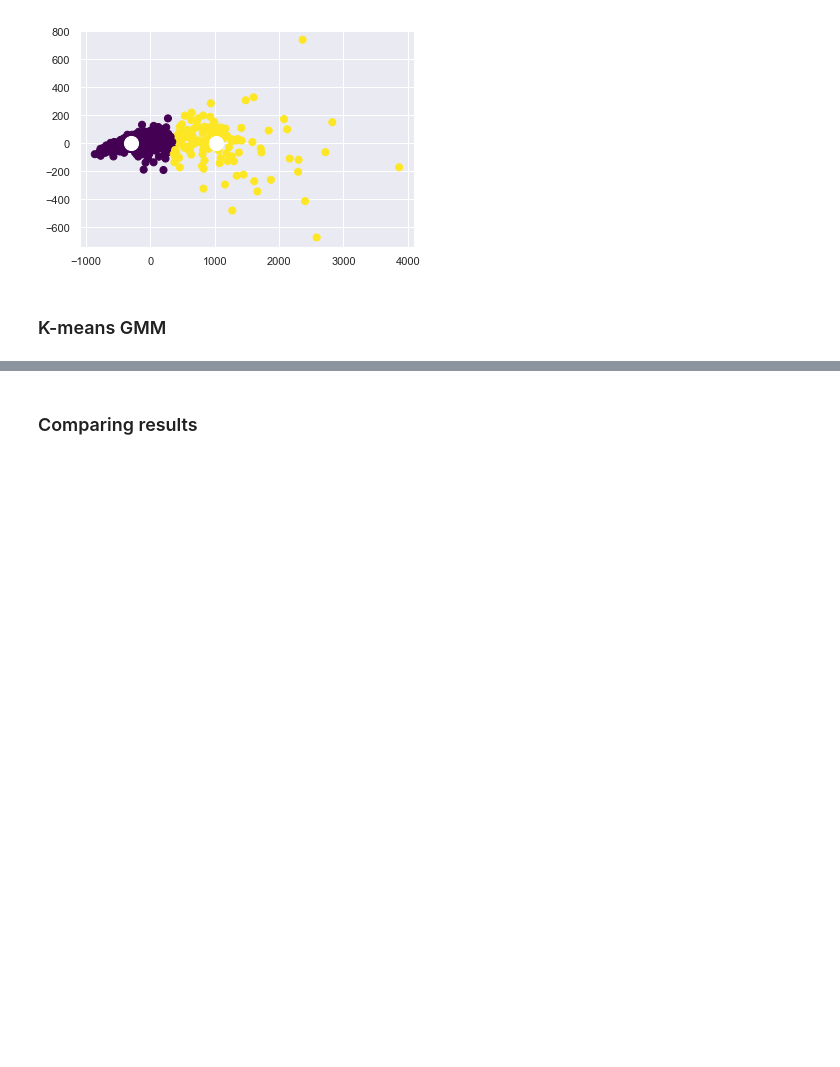
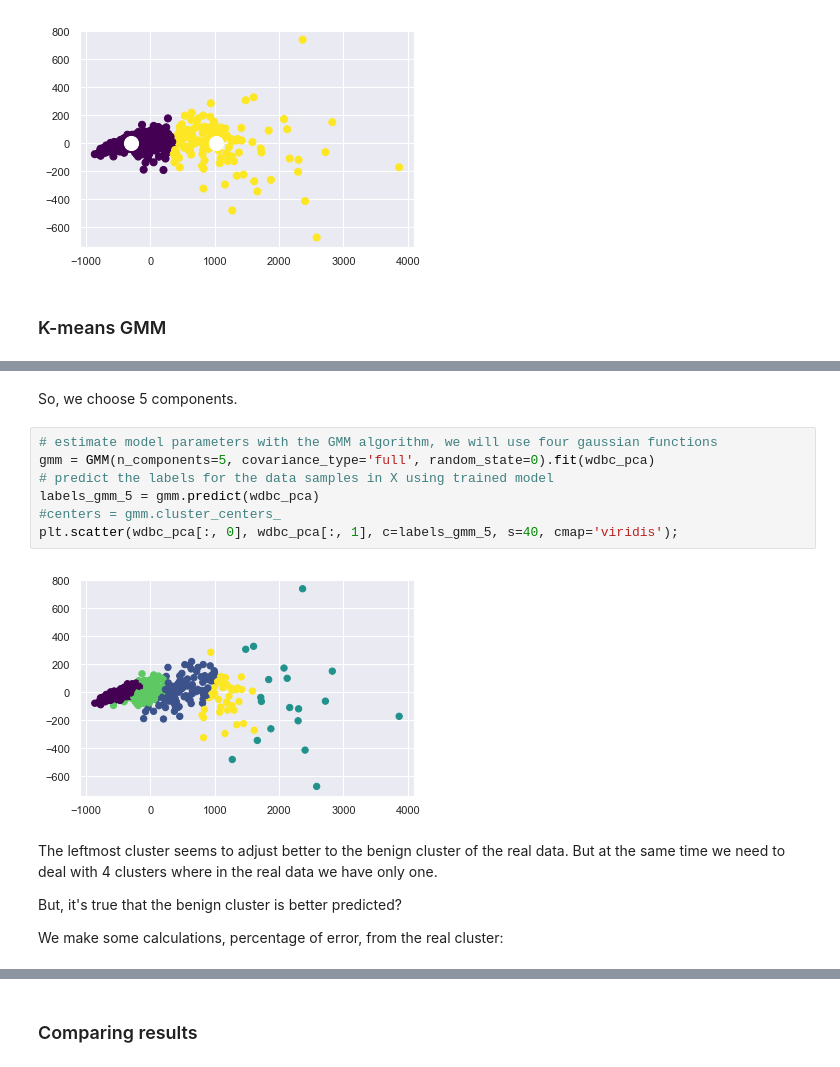
Before and after one commit to nandoide/misc_work, a Jupyter notebook: Desktop/uni/APAUT/unsupervised/notebook_Clustering.ipynb, the cells around one changed output, grey strips where cells are left out. Cells and saved outputs as stored; diff of their text form; blank space fills up the shorter version.

```diff
--- a/Desktop/uni/APAUT/unsupervised/notebook_Clustering.ipynb
+++ b/Desktop/uni/APAUT/unsupervised/notebook_Clustering.ipynb
@@ -596,0 +633,17 @@ plt.scatter(wdbc_pca[:, 0], wdbc_pca[:, 1], c=labels, s=40, cmap='viridis');
+# %% [markdown]
+So, we choose 5 components.
+# %%
+# estimate model parameters with the GMM algorithm, we will use four gaussian functions
+gmm = GMM(n_components=5, covariance_type='full', random_state=0).fit(wdbc_pca)
+# predict the labels for the data samples in X using trained model
+labels_gmm_5 = gmm.predict(wdbc_pca)
+#centers = gmm.cluster_centers_
+plt.scatter(wdbc_pca[:, 0], wdbc_pca[:, 1], c=labels_gmm_5, s=40, cmap='viridis');
+# %% [output]
+[figure, added]
+# %% [markdown]
+The leftmost cluster seems to adjust better to the benign cluster of the real data. But at the same time we need to deal with 4 clusters where in the real data we have only one.
+
+But, it's true that the benign cluster is better predicted?
+
+We make some calculations, percentage of error, from the real cluster:
```
Also changed, not shown: parts of 14 cells of this notebook.
